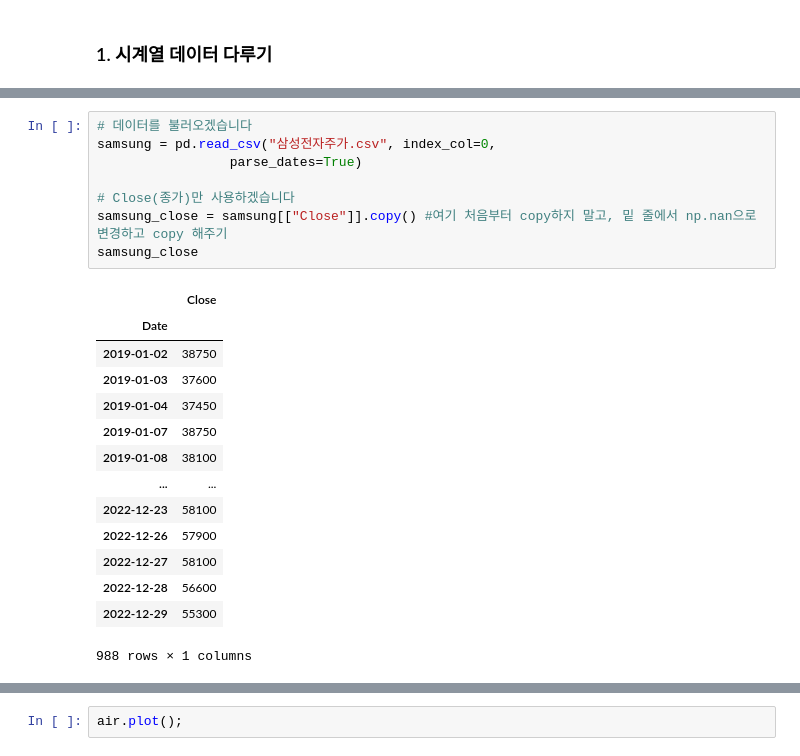
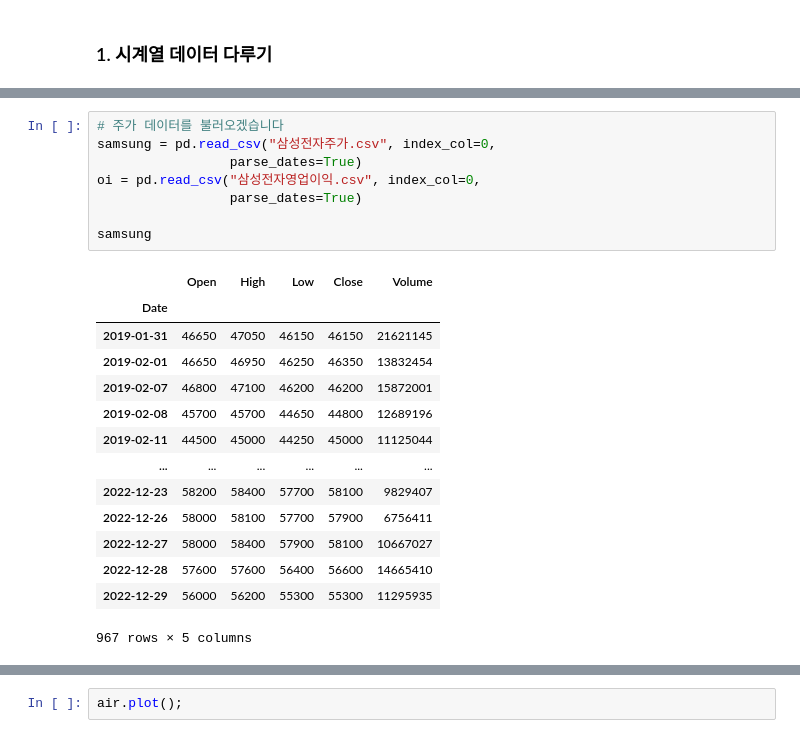
Before and after one commit to Je-Hyeon/FRstudy, a Jupyter notebook: 학기중_스터디/week6_뜯어고쳐야함/6주차스터디_수업.ipynb, the cells around one changed output, grey strips where cells are left out. Drawn from its saved outputs; the diff is of its cells as text.

```diff
--- a/학기중_스터디/week6_뜯어고쳐야함/6주차스터디_수업.ipynb
+++ b/학기중_스터디/week6_뜯어고쳐야함/6주차스터디_수업.ipynb
@@ -19,23 +15,23 @@ import matplotlib.pyplot as plt
 # %%
-# 데이터를 불러오겠습니다
+# 주가 데이터를 불러오겠습니다
 samsung = pd.read_csv("삼성전자주가.csv", index_col=0,
                  parse_dates=True)
+oi = pd.read_csv("삼성전자영업이익.csv", index_col=0,
+                 parse_dates=True)
 
-# Close(종가)만 사용하겠습니다
-samsung_close = samsung[["Close"]].copy() #여기 처음부터 copy하지 말고, 밑 줄에서 np.nan으로 변경하고 copy 해주기
-samsung_close
+samsung
 # %% [output]
-|  | Close |
-| Date |  |
-| 2019-01-02 | 38750 |
-| 2019-01-03 | 37600 |
-| 2019-01-04 | 37450 |
-| 2019-01-07 | 38750 |
-| 2019-01-08 | 38100 |
-| ... | ... |
-| 2022-12-23 | 58100 |
-| 2022-12-26 | 57900 |
-| 2022-12-27 | 58100 |
-| 2022-12-28 | 56600 |
-| 2022-12-29 | 55300 |
+|  | Open | High | Low | Close | Volume |
+| Date |  |  |  |  |  |
+| 2019-01-31 | 46650 | 47050 | 46150 | 46150 | 21621145 |
+| 2019-02-01 | 46650 | 46950 | 46250 | 46350 | 13832454 |
+| 2019-02-07 | 46800 | 47100 | 46200 | 46200 | 15872001 |
+| 2019-02-08 | 45700 | 45700 | 44650 | 44800 | 12689196 |
+| 2019-02-11 | 44500 | 45000 | 44250 | 45000 | 11125044 |
+| ... | ... | ... | ... | ... | ... |
+| 2022-12-23 | 58200 | 58400 | 57700 | 58100 | 9829407 |
+| 2022-12-26 | 58000 | 58100 | 57700 | 57900 | 6756411 |
+| 2022-12-27 | 58000 | 58400 | 57900 | 58100 | 10667027 |
+| 2022-12-28 | 57600 | 57600 | 56400 | 56600 | 14665410 |
+| 2022-12-29 | 56000 | 56200 | 55300 | 55300 | 11295935 |
-988 rows × 1 columns
+967 rows × 5 columns
```
Also changed, not shown: parts of 50 cells of this notebook, 10 other files.
